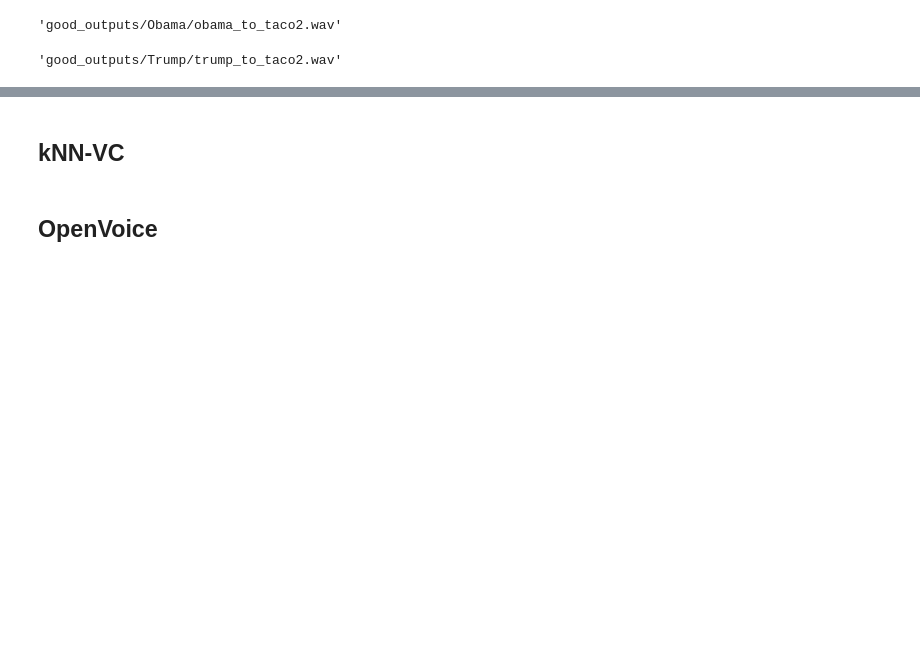
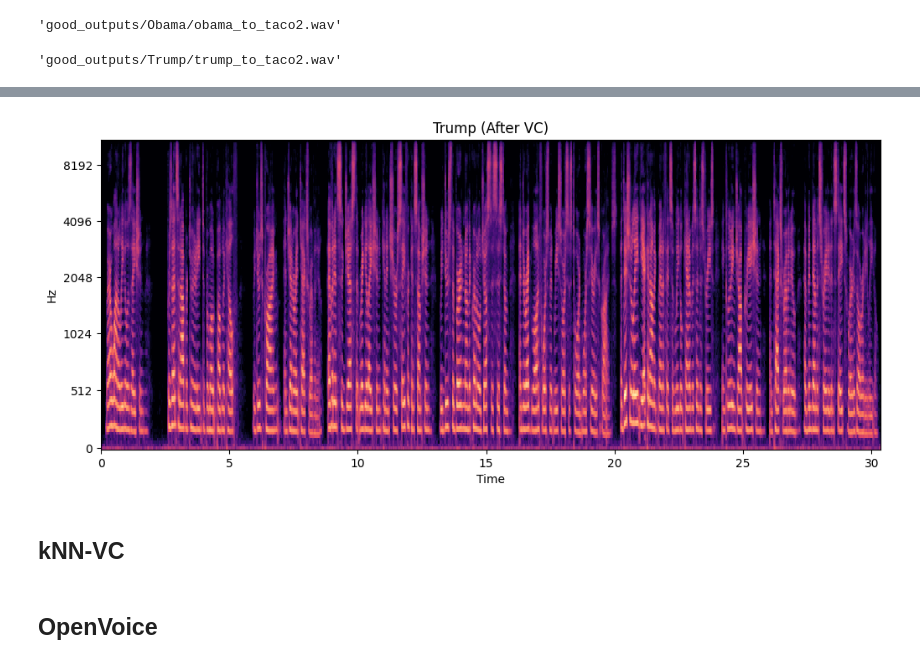
Before and after one commit to ndsoham/PSI-Prosody-Experiment, a Jupyter notebook: Timbre-Conversion.ipynb, the cells around one changed output, grey strips where cells are left out. Drawn from its saved outputs; the diff is of its cells as text; code cells hidden in the pictures; blank space fills up the shorter version.

```diff
--- a/Timbre-Conversion.ipynb
+++ b/Timbre-Conversion.ipynb
@@ -53,3 +80,8 @@ FreeVC.voice_conversion_to_file(
+# %%
+# Trump: generate after mel
+show_mel_spectrogram("good_outputs/Trump/trump_to_taco2.wav", title="Trump (After VC)")
+# %% [output]
+[figure, added]
 # %% [markdown]
 ## kNN-VC
 # %% [markdown]
```
Also changed, not shown: parts of 4 cells of this notebook.
